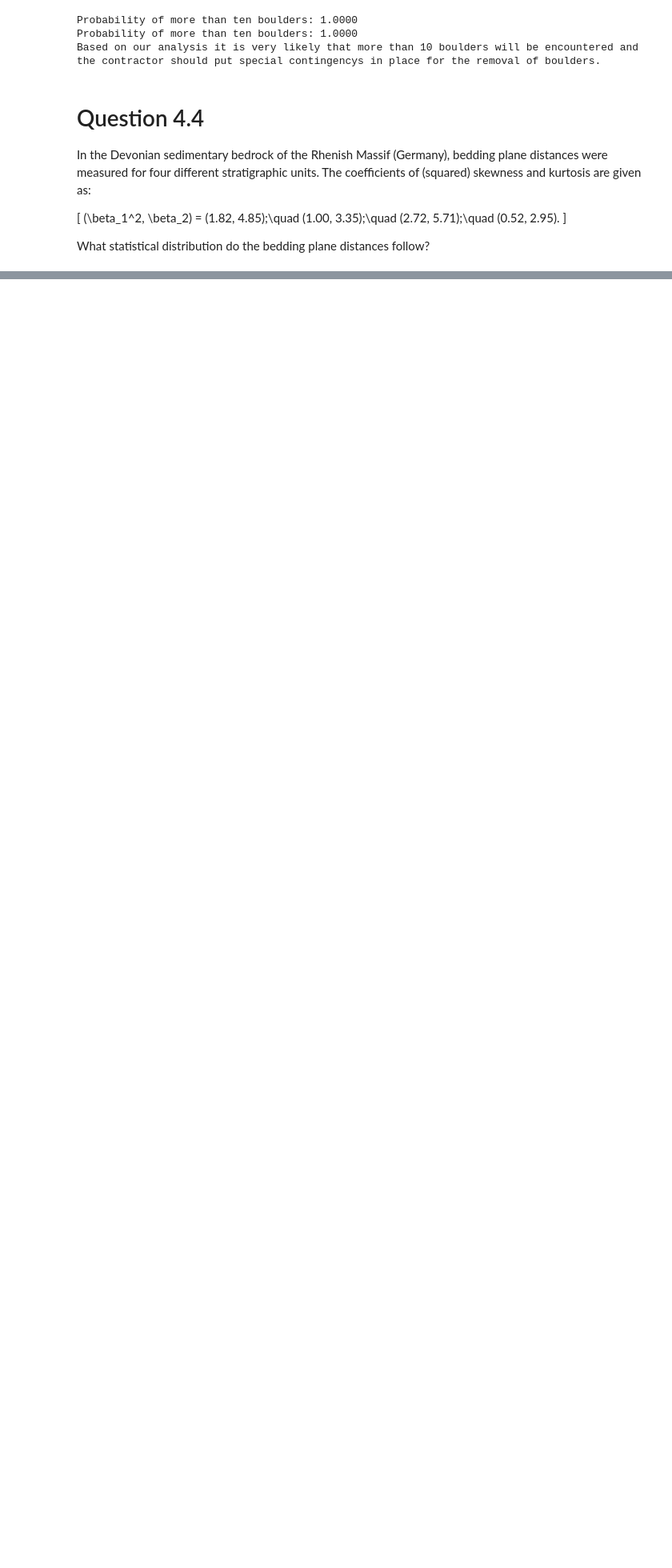
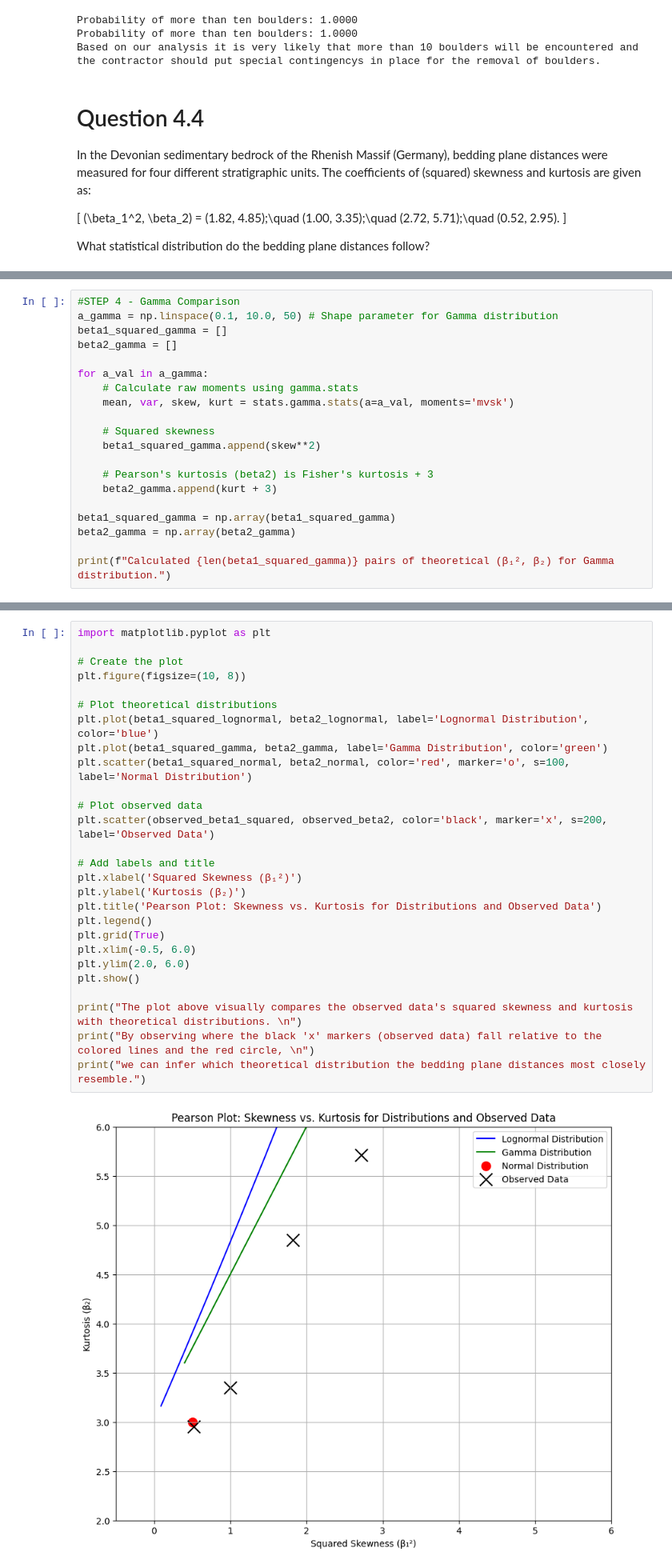
Before and after one commit to iGeology-Illinois/geol-581-module-3-principles-of-uncertainty-chapter-4-GouldDirt26, a Jupyter notebook: GEOL_593_Alex_M_Gould_Module_3_HW_FEB232026.ipynb, the cells around one changed output, grey strips where cells are left out. Shown at 80% size. Drawn from its saved outputs; the diff is of its cells as text; blank space fills up the shorter version.

```diff
--- a/GEOL_593_Alex_M_Gould_Module_3_HW_FEB232026.ipynb
+++ b/GEOL_593_Alex_M_Gould_Module_3_HW_FEB232026.ipynb
@@ -194,0 +239,20 @@ What statistical distribution do the bedding plane distances follow?
+# %%
+#STEP 4 - Gamma Comparison
+a_gamma = np.linspace(0.1, 10.0, 50) # Shape parameter for Gamma distribution
+beta1_squared_gamma = []
+beta2_gamma = []
+
+for a_val in a_gamma:
+    # Calculate raw moments using gamma.stats
+    mean, var, skew, kurt = stats.gamma.stats(a=a_val, moments='mvsk')
+
+    # Squared skewness
+    beta1_squared_gamma.append(skew**2)
+
+    # Pearson's kurtosis (beta2) is Fisher's kurtosis + 3
+    beta2_gamma.append(kurt + 3)
+
+beta1_squared_gamma = np.array(beta1_squared_gamma)
+beta2_gamma = np.array(beta2_gamma)
+
+print(f"Calculated {len(beta1_squared_gamma)} pairs of theoretical (β₁², β₂) for Gamma distribution.")
@@ -194,0 +261,29 @@ What statistical distribution do the bedding plane distances follow?
+# %%
+import matplotlib.pyplot as plt
+
+# Create the plot
+plt.figure(figsize=(10, 8))
+
+# Plot theoretical distributions
+plt.plot(beta1_squared_lognormal, beta2_lognormal, label='Lognormal Distribution', color='blue')
+plt.plot(beta1_squared_gamma, beta2_gamma, label='Gamma Distribution', color='green')
+plt.scatter(beta1_squared_normal, beta2_normal, color='red', marker='o', s=100, label='Normal Distribution')
+
+# Plot observed data
+plt.scatter(observed_beta1_squared, observed_beta2, color='black', marker='x', s=200, label='Observed Data')
+
+# Add labels and title
+plt.xlabel('Squared Skewness (β₁²)')
+plt.ylabel('Kurtosis (β₂)')
+plt.title('Pearson Plot: Skewness vs. Kurtosis for Distributions and Observed Data')
+plt.legend()
+plt.grid(True)
+plt.xlim(-0.5, 6.0)
+plt.ylim(2.0, 6.0)
+plt.show()
+
+print("The plot above visually compares the observed data's squared skewness and kurtosis with theoretical distributions. \n")
+print("By observing where the black 'x' markers (observed data) fall relative to the colored lines and the red circle, \n")
+print("we can infer which theoretical distribution the bedding plane distances most closely resemble.")
+# %% [output]
+[figure, added]
```
Also changed, not shown: parts of 25 cells of this notebook.
